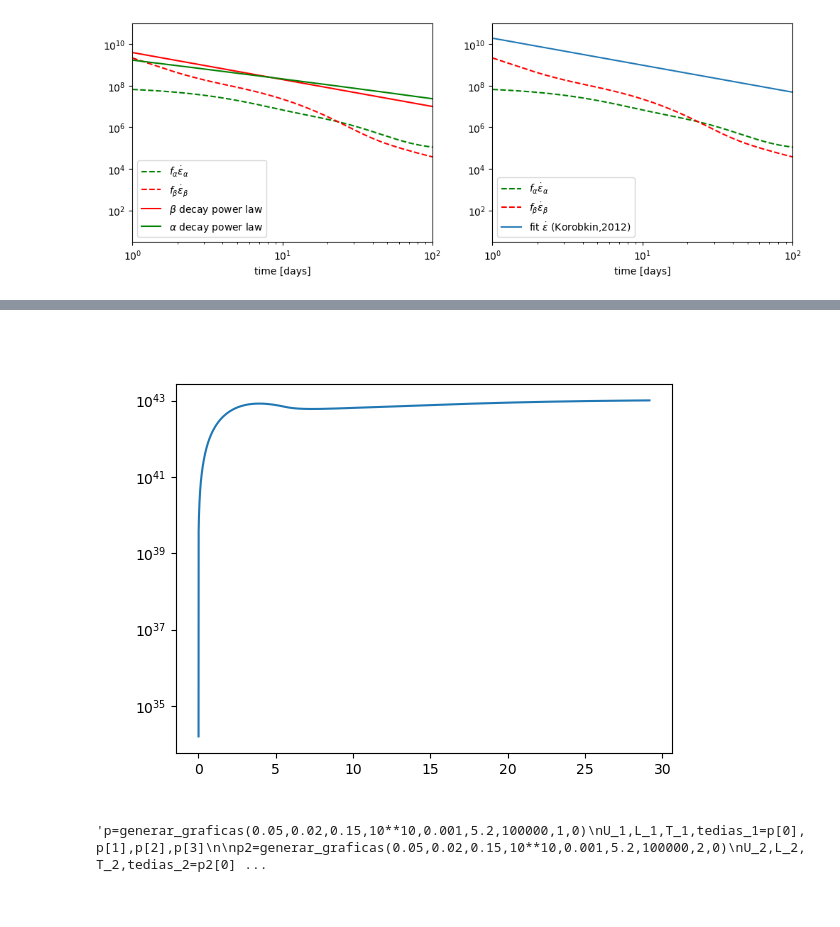
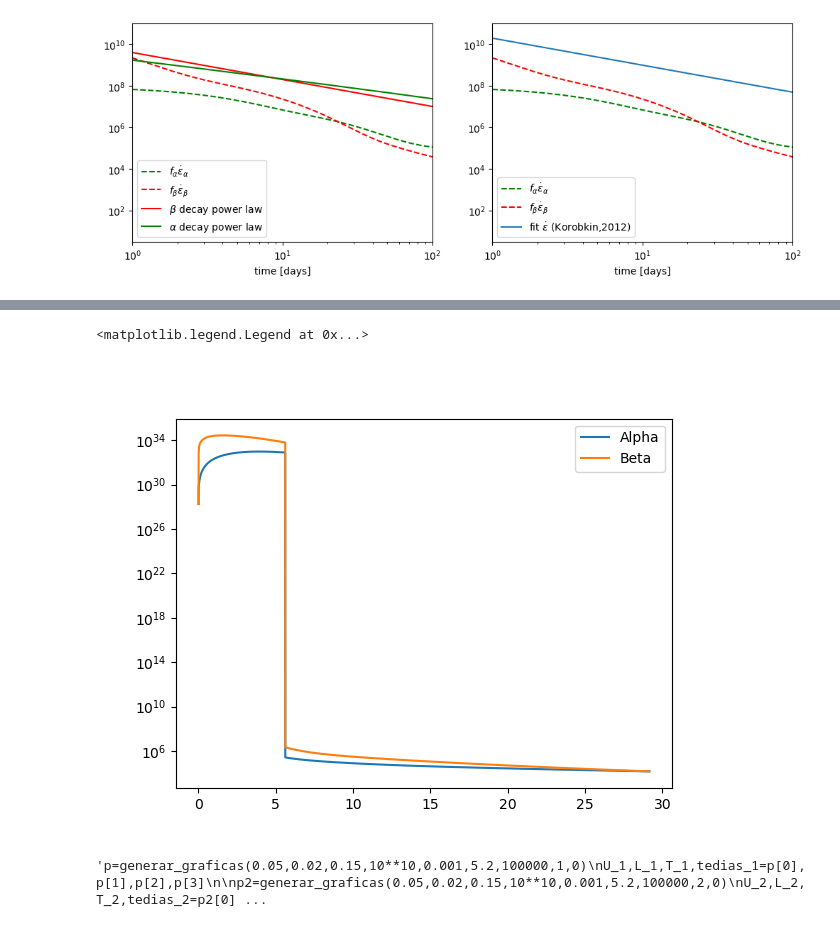
Before and after one commit to DiegoHp45/Kilonova, a Jupyter notebook: article_1.ipynb, the cells around one changed output, grey strips where cells are left out. Saved outputs shown, nothing was run; the diff lists cells and outputs as text; code cells hidden in the pictures.

```diff
--- a/article_1.ipynb
+++ b/article_1.ipynb
@@ -36,9 +45,9 @@ La lista ts es una lista donde ts[i] es el valor de tiempo del archivo i e.j t[0
 Xi_ts=[]
 ts=[]
 for i in tqdm(range(1,555)):
-    datos=pd.read_csv(r'C:\Users\Diego_Hernandez\winnet\WinNet-master\WinNet-master\runs\Example_NSM_dyn_ejecta_rosswog_varios_t_sinalpha\snaps'+f'\snapsh_{i:04d}.dat', skiprows=3, delim_whitespace=True, names=['nin', 'zin', 'y', 'x'],dtype={'nin':int,'zin':int,'y':float,'x':float})
+    datos=pd.read_csv(r'Example_NSM_dyn_ejecta_rosswog_varios_t_sinalpha\snaps'+f'\snapsh_{i:04d}.dat', skiprows=3, delim_whitespace=True, names=['nin', 'zin', 'y', 'x'],dtype={'nin':int,'zin':int,'y':float,'x':float})
     Xi_ts.append(datos)
-    df = pd.read_csv(r'C:\Users\Diego_Hernandez\winnet\WinNet-master\WinNet-master\runs\Example_NSM_dyn_ejecta_rosswog_varios_t_sinalpha\snaps'+f'\snapsh_{i:04d}.dat', skiprows=1, nrows=1, delim_whitespace=True, header=None)
+    df = pd.read_csv(r'Example_NSM_dyn_ejecta_rosswog_varios_t_sinalpha\snaps'+f'\snapsh_{i:04d}.dat', skiprows=1, nrows=1, delim_whitespace=True, header=None)
     ts.append(df[0][0])
 
 ts=np.array(ts)
@@ -458,21 +490,29 @@ def generar_graficas(M,k,b,U_0,tau_0,tau_f,n,E_):
     te=tc*Tau_n
     tedias=te*(1/(60*60*24))
     U=((3*M)/(4*np.pi*((b*c)**3)))*(1/((tc)**(2)))*Uo
-    L=((b*c**2)/k)*(1/((tc)**(2)))*(te**4)*Uo*10**7
+    L=np.zeros(len(U))
+    i_tc=np.searchsorted(te,tc)
+    L[:i_tc]+=((b*c**2)/k)*(1/((tc)**(2)))*(te[:i_tc]**4)*U[:i_tc]*10**7
+    L[i_tc:]+=((np.pi*b**2)/c)*(te[i_tc:]**2)*U[i_tc:]*10**7
     T=(c*U/(Sb*4))**(1/4)
 
 
     return [U,L,T,tedias]
 # %%
-p=generar_graficas(0.05,0.02,0.15,10**10,0.001,5.2,100000,E_alpha_erg)
+p=generar_graficas(0.05,0.02,0.15,10**10,0.001,5.2,100000,E_alpha_efectivo)
 U_1,L_1,T_1,tedias_1=p[0],p[1],p[2],p[3]
+p2=generar_graficas(0.05,0.02,0.15,10**10,0.001,5.2,100000,E_beta_efectivo)
+U_2,L_2,T_2,tedias_2=p2[0],p2[1],p2[2],p2[3]
 # %%
 fig7 , ax7= plt.subplots(1,1,)
-ax7.plot(tedias_1,L_1)
+ax7.plot(tedias_1,L_1,label="Alpha")
+ax7.plot(tedias_2,L_2,label="Beta")
 ax7.set_yscale('log')
-#ax7.set_ylim(
+ax7.legend()
+#ax7.set_ylim(bottom=10**10)
 # %% [output]
+<matplotlib.legend.Legend at 0x...>
-[figure, old version]
+[figure, new version]
 # %%
 '''p=generar_graficas(0.05,0.02,0.15,10**10,0.001,5.2,100000,1,0)
 U_1,L_1,T_1,tedias_1=p[0],p[1],p[2],p[3]
```
Also changed, not shown: parts of 4 cells of this notebook.
